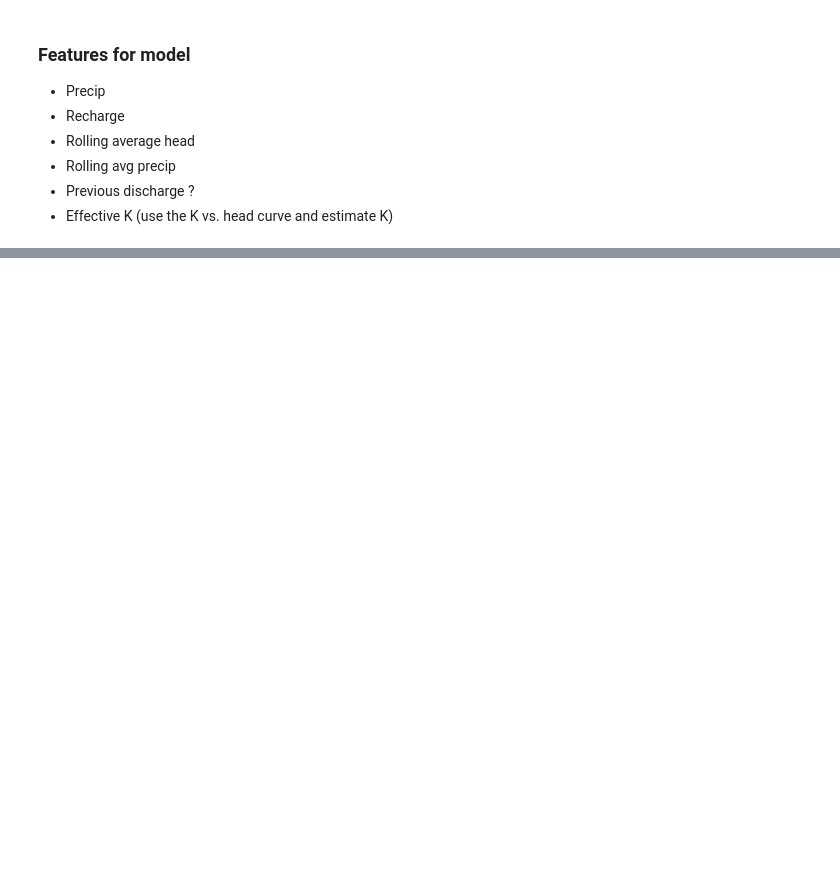
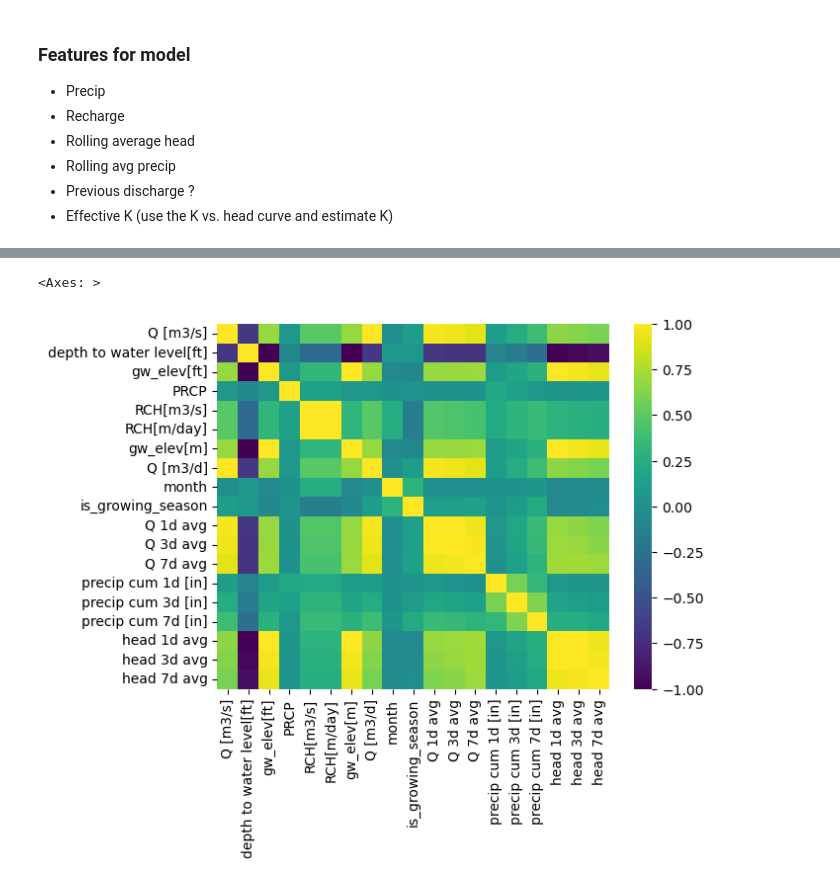
Before and after one commit to jhuang523/lumped_parameter_model, a Jupyter notebook: ml.ipynb, the cells around one changed output, grey strips where cells are left out. Saved outputs shown, nothing was run; the diff lists cells and outputs as text; code cells hidden in the pictures; blank space fills up the shorter version.

```diff
--- a/ml.ipynb
+++ b/ml.ipynb
@@ -131,0 +142,5 @@ df
+# %%
+sns.heatmap(df.corr("spearman"), cmap = 'viridis')
+# %% [output]
+<Axes: >
+[figure, added]
```
Also changed, not shown: parts of 41 cells of this notebook, 14 other files.
